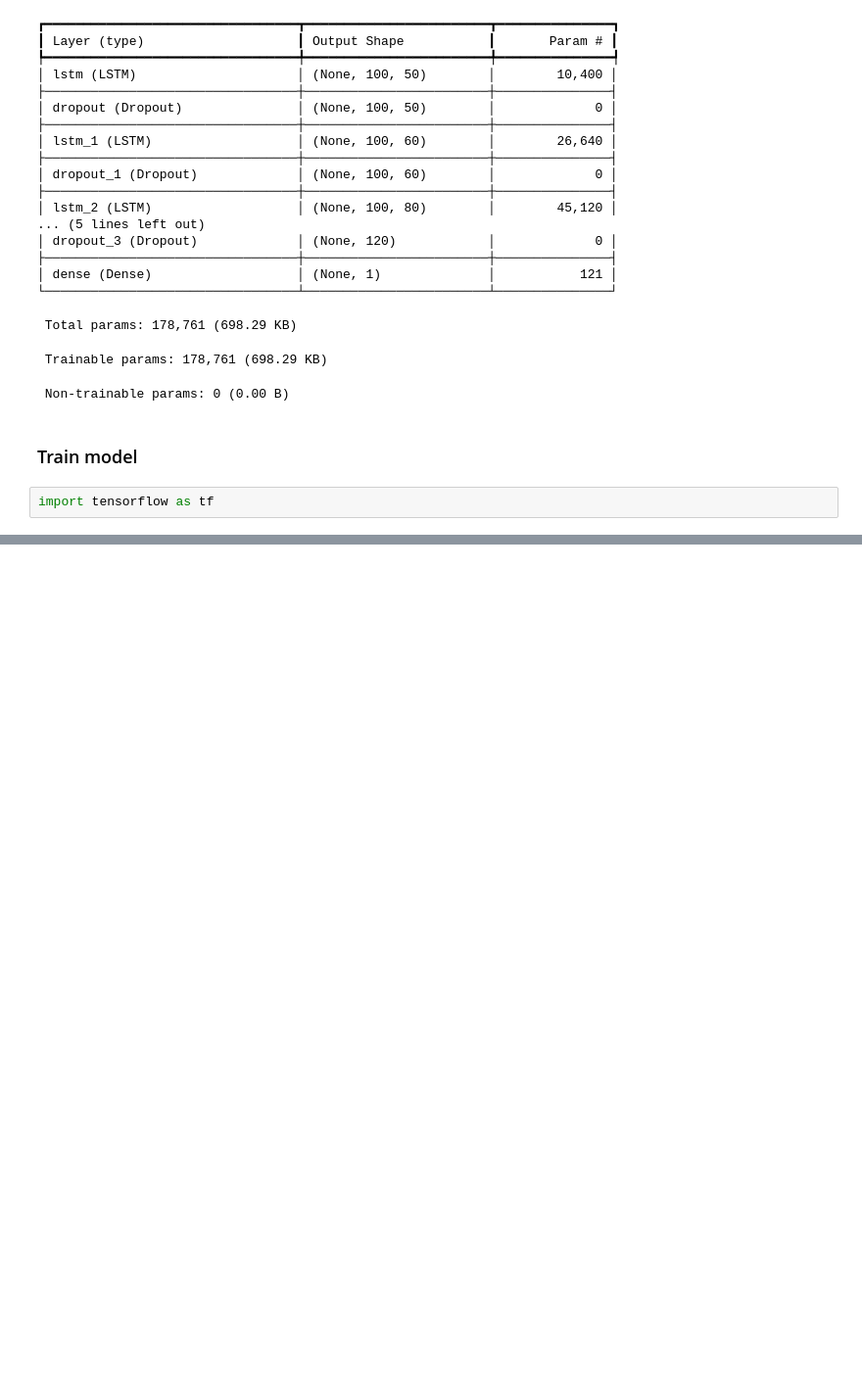
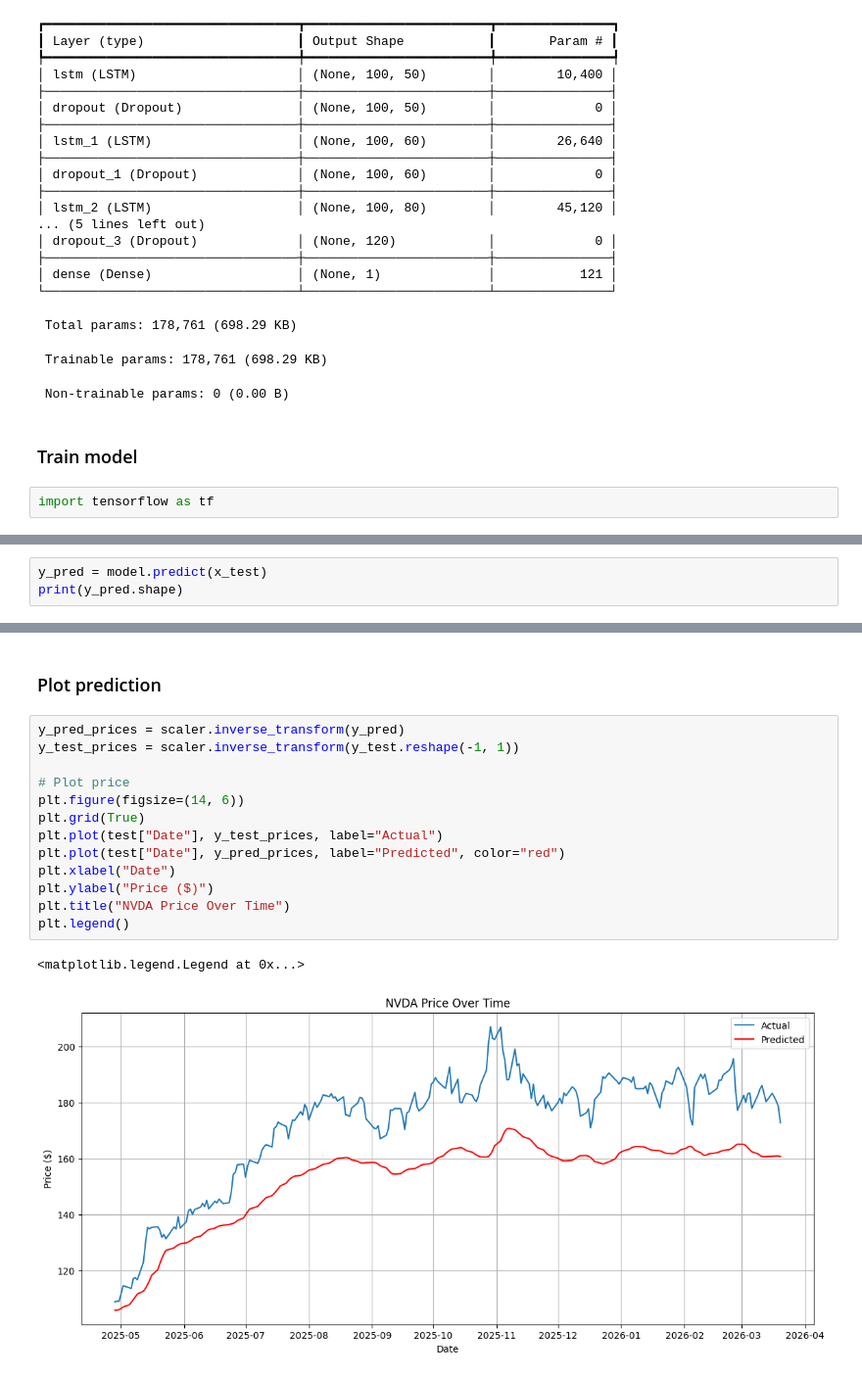
Before and after one commit to garyjli/price-predictor, a Jupyter notebook: LSTM.ipynb, the cells around one changed output, grey strips where cells are left out. Shown at 98% size. Saved outputs shown, nothing was run; the diff lists cells and outputs as text; blank space fills up the shorter version.

```diff
--- a/LSTM.ipynb
+++ b/LSTM.ipynb
@@ -263,0 +269,3 @@ Epoch 100/100
+# %%
+y_pred = model.predict(x_test)
+print(y_pred.shape)
@@ -263,0 +293,18 @@ Epoch 100/100
+# %% [markdown]
+### Plot prediction
+# %%
+y_pred_prices = scaler.inverse_transform(y_pred)
+y_test_prices = scaler.inverse_transform(y_test.reshape(-1, 1))
+
+# Plot price
+plt.figure(figsize=(14, 6))
+plt.grid(True)
+plt.plot(test["Date"], y_test_prices, label="Actual")
+plt.plot(test["Date"], y_pred_prices, label="Predicted", color="red")
+plt.xlabel("Date")
+plt.ylabel("Price ($)")
+plt.title("NVDA Price Over Time")
+plt.legend()
+# %% [output]
+<matplotlib.legend.Legend at 0x...>
+[figure, added]
```
Also changed, not shown: parts of 18 cells of this notebook.
